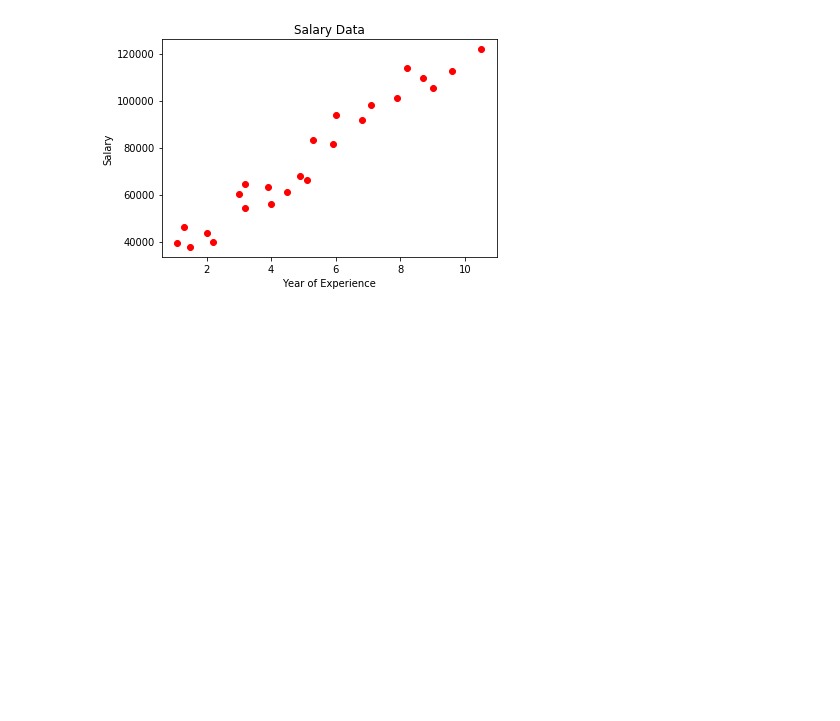
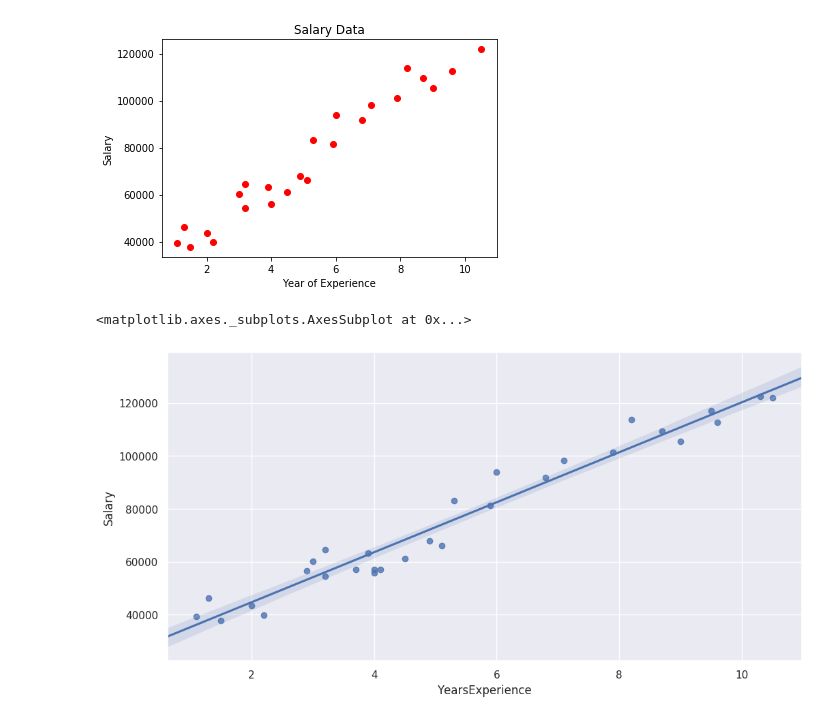
Before and after one commit to JCode1986/data_analysis, a Jupyter notebook: salary-data.ipynb, the cells around one changed output. Saved outputs shown, nothing was run; the diff lists cells and outputs as text; code cells hidden in the pictures; blank space fills up the shorter version.

```diff
--- a/salary-data.ipynb
+++ b/salary-data.ipynb
@@ -92,5 +99,8 @@ plt.show()
 [figure]
 # %%
 sns.set()
-plt.figure(figsize=(10,6),dpi=300)
+plt.figure(figsize=(12,6),dpi=100)
 sns.regplot(x='YearsExperience', y='Salary', data=salary, order=1)
+# %% [output]
+<matplotlib.axes._subplots.AxesSubplot at 0x...>
+[figure, added]
```
Also changed, not shown: parts of 1 cell of this notebook, 1 other file.
